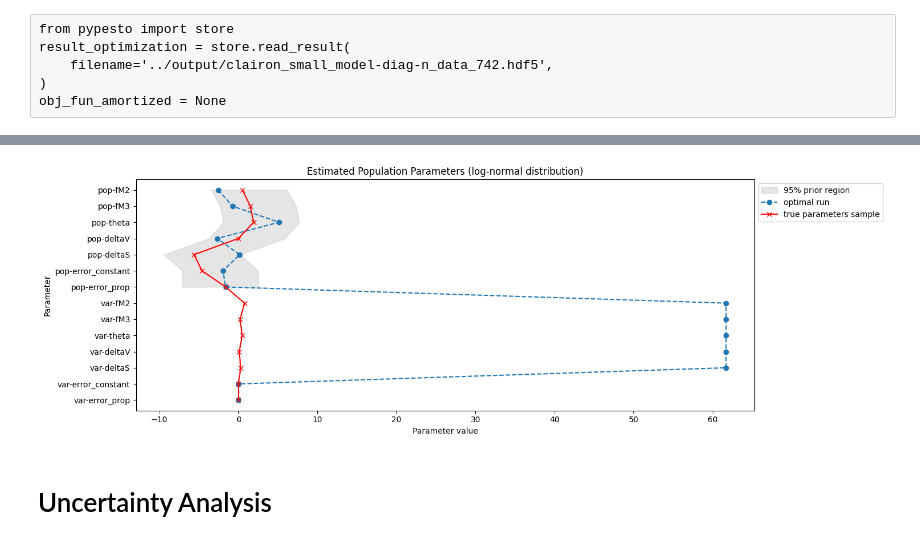
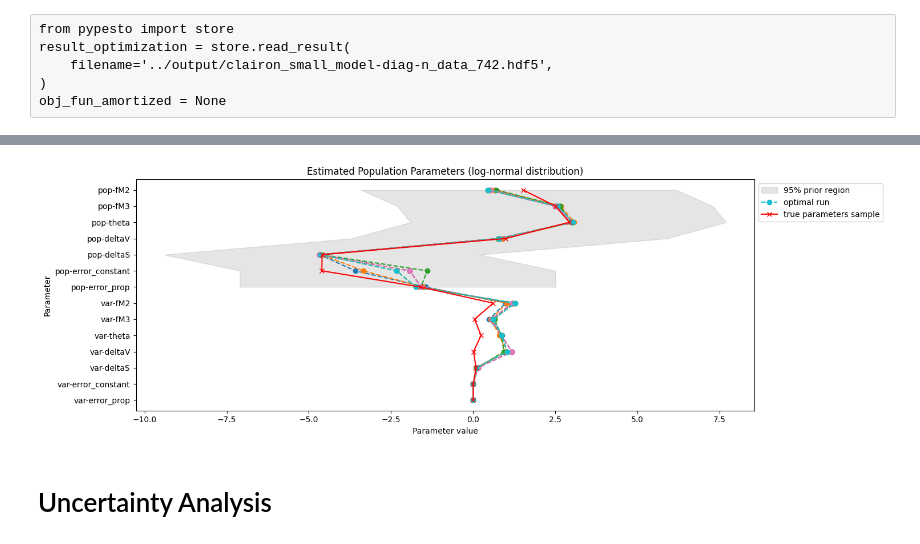
Before and after one commit to arrjon/Amortized-NLME-Models, a Jupyter notebook: Examples/Amortized NLME Inference.ipynb, the cells around one changed output, grey strips where cells are left out. Cells and saved outputs as stored; diff of their text form; code cells hidden in the pictures.

```diff
--- a/Examples/Amortized NLME Inference.ipynb
+++ b/Examples/Amortized NLME Inference.ipynb
@@ -428,19 +428,20 @@ result_optimization, obj_fun_amortized = run_population_optimization(
     data=obs_data,
     param_names=mixed_effect_params_names,
     cov_type=cov_type,
-    n_multi_starts=1,
+    n_multi_starts=10,
     n_samples_opt=50,
     covariates_bounds=covariates_bounds,
     covariates=covariates,
     n_covariates_params=n_covariates_params,
     covariate_mapping=covariate_mapping,
-    #huber_loss=False,
+    huber_loss=True,
     x_fixed_indices=fixed_indices,
     x_fixed_vals=fixed_values,
     file_name=None, #f'../output/{model_name}-{cov_type}-n_data_{n_data}-huber-{huber_loss}.hdf5',
     verbose=True,
     trace_record=True,
-    pesto_multi_processes=1,
+    pesto_multi_processes=10,
+    use_result_as_start=True,
     result=None, #result_optimization
 )
 
@@ -626,12 +644,17 @@ true_cov = np.diag(np.var(true_pop_parameters, axis=0))
 # %%
-plot_parameter_estimates(result_list=[np.concatenate((estimated_beta, np.sqrt(estimated_psi.diagonal())))],
+results_transformed = [np.concatenate((r[:individual_model.n_params],
+                                       np.exp(-r[individual_model.n_params:individual_model.n_params*2])))
+                       for r in results]
+
+plot_parameter_estimates(result_list=results_transformed,
                          param_names_plot=mixed_effect_params_names,
                          prior_mean=individual_model.prior_mean,
                          prior_std=individual_model.prior_std,
-                         true_parameters=np.concatenate((true_mean, np.sqrt(true_cov.diagonal()))),
+                         #run_names=['monolix_1', 'monolix_2', 'monolix_3', 'monolix_last'],
+                         true_parameters=np.concatenate((true_mean, true_cov.diagonal())),
                          )
 # %% [output]
-[figure, old version]
+[figure, new version]
 # %% [markdown]
 # Uncertainty Analysis
 # %% [markdown]
```
Also changed, not shown: parts of 8 cells of this notebook, 5 other files.
